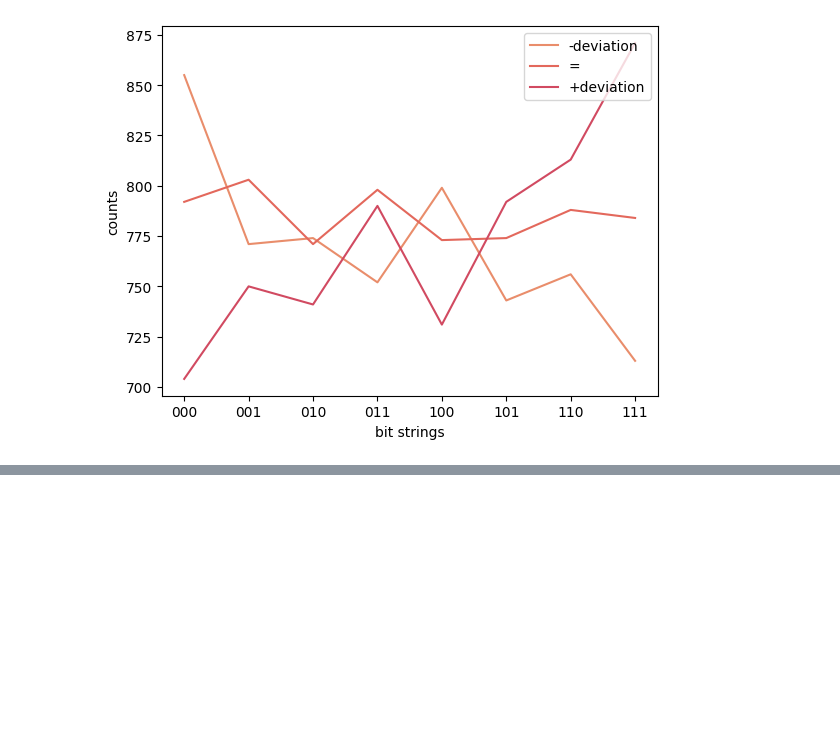
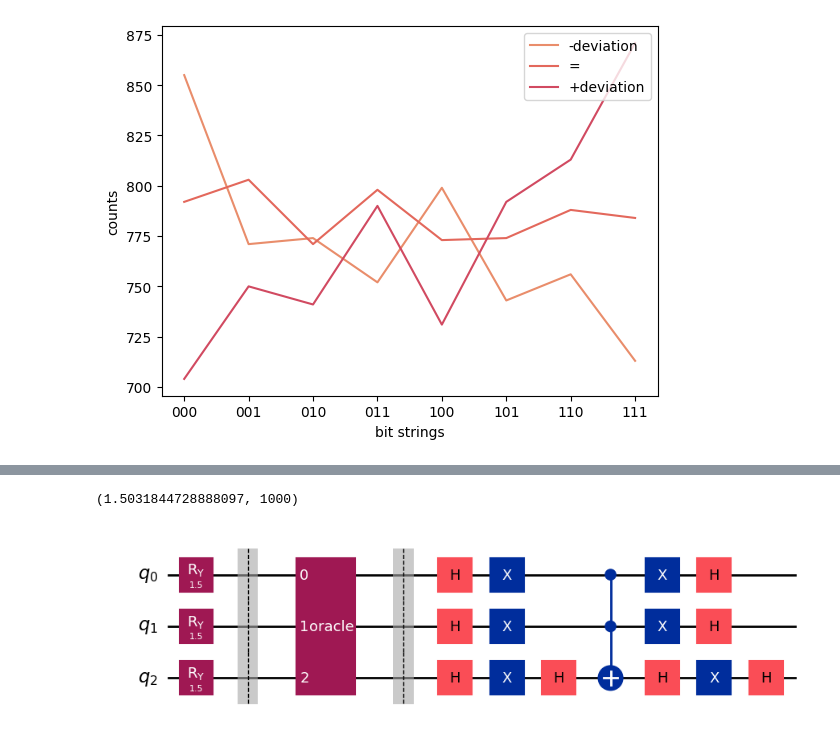
Before and after one commit to Dpbm/scientific-research-1-quantum-oracles, a Jupyter notebook: code/grover-tests.ipynb, the cells around one changed output, grey strips where cells are left out. Cells and saved outputs as stored; diff of their text form; code cells hidden in the pictures; blank space fills up the shorter version.

```diff
--- a/code/grover-tests.ipynb
+++ b/code/grover-tests.ipynb
@@ -575,0 +584,3 @@ plt.show()
+# %%
+ng, theta = new_grover(oracle)
+ng.draw('mpl')
@@ -575,0 +589,33 @@ plt.show()
+# %%
+def find_best_angle_multiple_bs(theta, qc, values_space, target_bit_strings, debug=False):
+    best_angle = 0
+    best_total = 0
+
+    for angle in values_space:
+        bc = qc.assign_parameters({theta:angle})
+        counts = get_counts(bc)
+
+        value = 0
+        for bit_string in target_bit_strings:
+            if(counts.get(bit_string)):
+                value += counts[bit_string]
+
+        if(value > best_total):
+            best_total = value
+            best_angle = angle
+
+        if(debug):
+            print(angle, value)
+
+    return best_angle, best_total
+# %%
+angle, max_ = find_best_angle_multiple_bs(theta, ng, np.linspace(0, pi, num=1000), ['010', '110'])
+angle,max_
+# %% [output]
+(1.5031844728888097, 1000)
+# %%
+ng, theta = new_grover(oracle)
+bc = ng.assign_parameters({theta:angle})
+bc.draw('mpl')
+# %% [output]
+[figure, added]
```
Also changed, not shown: parts of 31 cells of this notebook, 3 other files.
